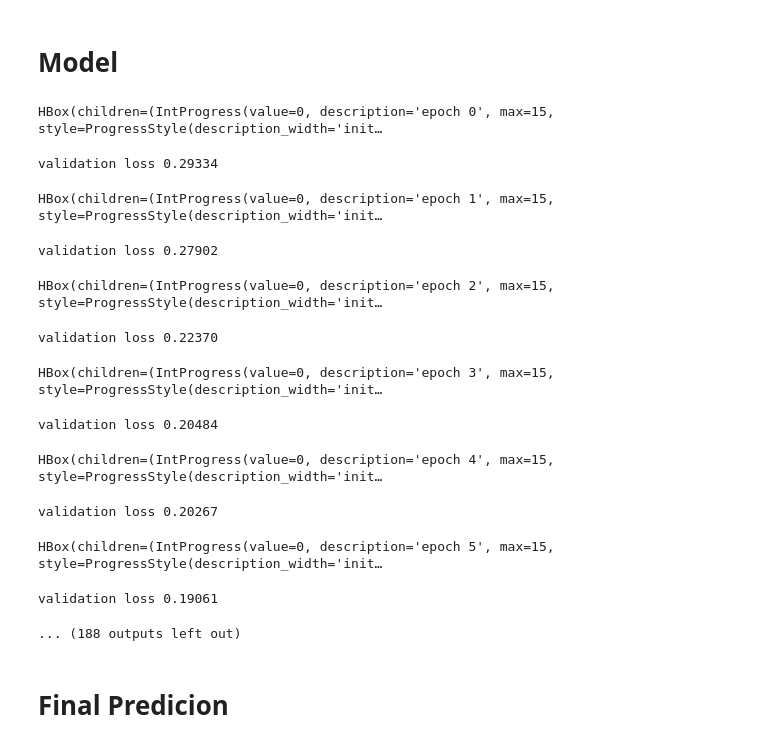
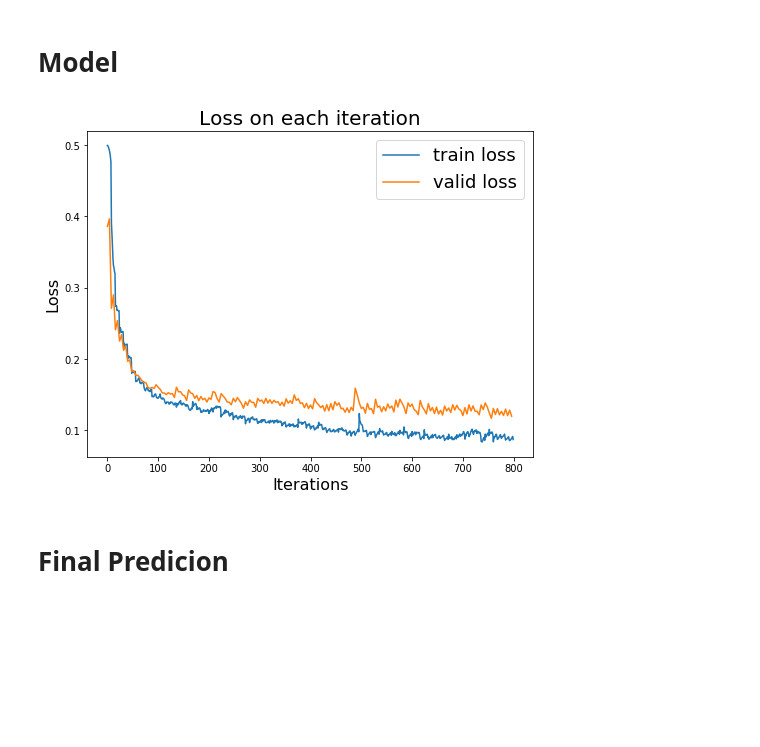
Before and after one commit to ovbystrova/NLP-and-ML, a Jupyter notebook: Annoy_assignment_8.ipynb, the cells around one changed output. Cells and saved outputs as stored; diff of their text form; code cells hidden in the pictures; blank space fills up the shorter version.

```diff
--- a/Annoy_assignment_8.ipynb
+++ b/Annoy_assignment_8.ipynb
@@ -158,5 +170,8 @@ model = Tripletnet(input_size=768, hidden_size=256, output_size=126)
 optimizer = optim.Adam(model.parameters())
 # %%
+train_losses = []
+valid_losses = []
+
 def _train_epoch(model, iterator, optimizer, curr_epoch):
 
     model.train()
@@ -178,6 +193,7 @@ def _train_epoch(model, iterator, optimizer, curr_epoch):
         loss_smoothing = i / (i+1)
         running_loss = loss_smoothing * running_loss + (1 - loss_smoothing) * curr_loss
 
+        train_losses.append(running_loss)
         iterator.set_postfix(loss='%.5f' % running_loss)
 
     return running_loss
@@ -191,6 +207,7 @@ def _test_epoch(model, iterator):
         for batch in iterator:
             loss = model(batch)
             epoch_loss += loss.data.item()
+            valid_losses.append(loss)
 
     return epoch_loss / n_batches
 
@@ -205,6 +222,7 @@ def nn_train(model, train_iterator, valid_iterator, optimizer, n_epochs=100,
     for epoch in range(n_epochs):
         train_loss = _train_epoch(model, train_iterator, optimizer, epoch)
         valid_loss = _test_epoch(model, valid_iterator)
+       # scheduler.step(valid_loss)
 
         valid_loss = valid_loss
         print('validation loss %.5f' % valid_loss)
@@ -226,20 +244,18 @@ def nn_train(model, train_iterator, valid_iterator, optimizer, n_epochs=100,
             prev_loss = min(prev_loss, valid_loss)
 
 nn_train(model, train_loader, test_loader, optimizer, n_epochs=100)
-# %% [output]
-HBox(children=(IntProgress(value=0, description='epoch 0', max=15, style=ProgressStyle(description_width='init…
-validation loss 0.29334
-HBox(children=(IntProgress(value=0, description='epoch 1', max=15, style=ProgressStyle(description_width='init…
-validation loss 0.27902
-HBox(children=(IntProgress(value=0, description='epoch 2', max=15, style=ProgressStyle(description_width='init…
-validation loss 0.22370
-HBox(children=(IntProgress(value=0, description='epoch 3', max=15, style=ProgressStyle(description_width='init…
-validation loss 0.20484
-HBox(children=(IntProgress(value=0, description='epoch 4', max=15, style=ProgressStyle(description_width='init…
-validation loss 0.20267
-HBox(children=(IntProgress(value=0, description='epoch 5', max=15, style=ProgressStyle(description_width='init…
-validation loss 0.19061
-... (188 outputs left out)
+# %%
+import matplotlib.pyplot as plt
+
+plt.figure(figsize=(8, 6))
+plt.plot(range(len(train_losses)), train_losses, np.array(range(len(valid_losses)))*(len(train_losses)/len(valid_losses)), valid_losses)
+plt.legend(('train loss', 'valid loss'),prop={'size': 18})
+plt.title('Loss on each iteration', fontsize=20)
+plt.xlabel('Iterations', fontsize=16)
+plt.ylabel('Loss', fontsize=16)
+plt.show()
+# %% [output]
+[figure, added]
 # %% [markdown]
 # Final Predicion
 # %%
```
Also changed, not shown: parts of 16 cells of this notebook.
